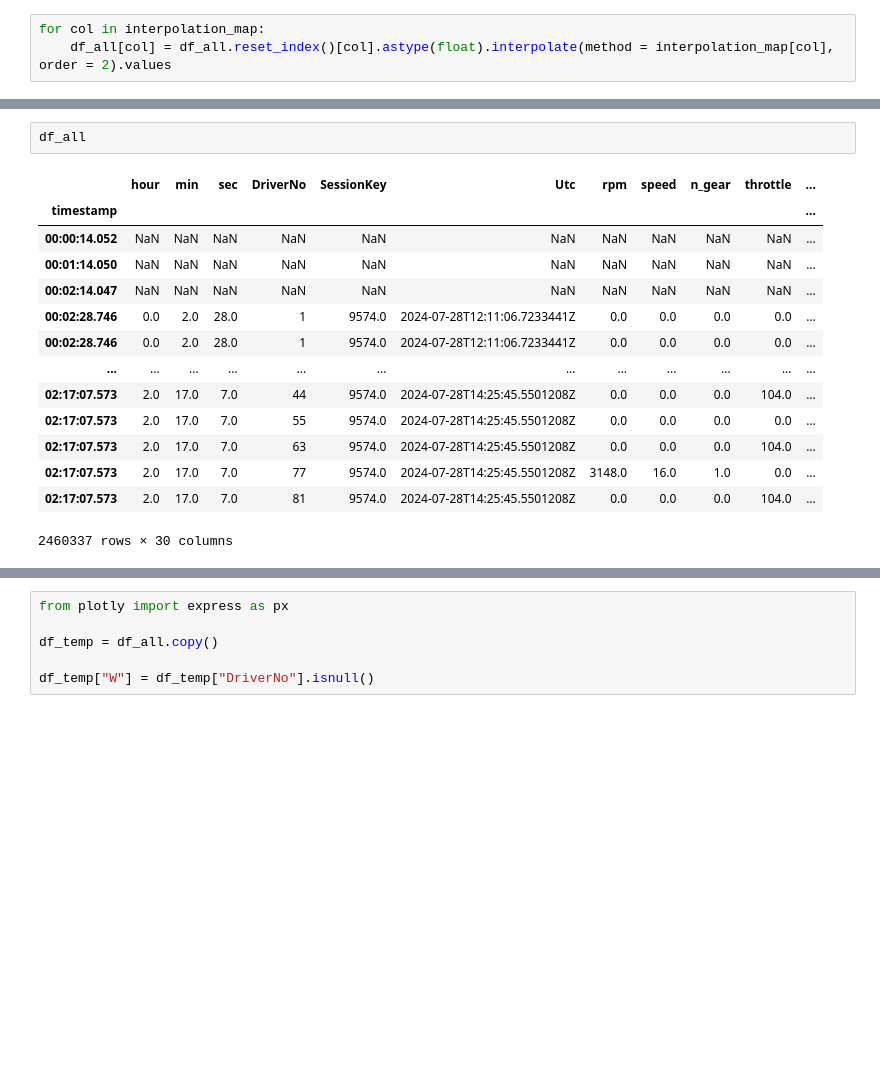
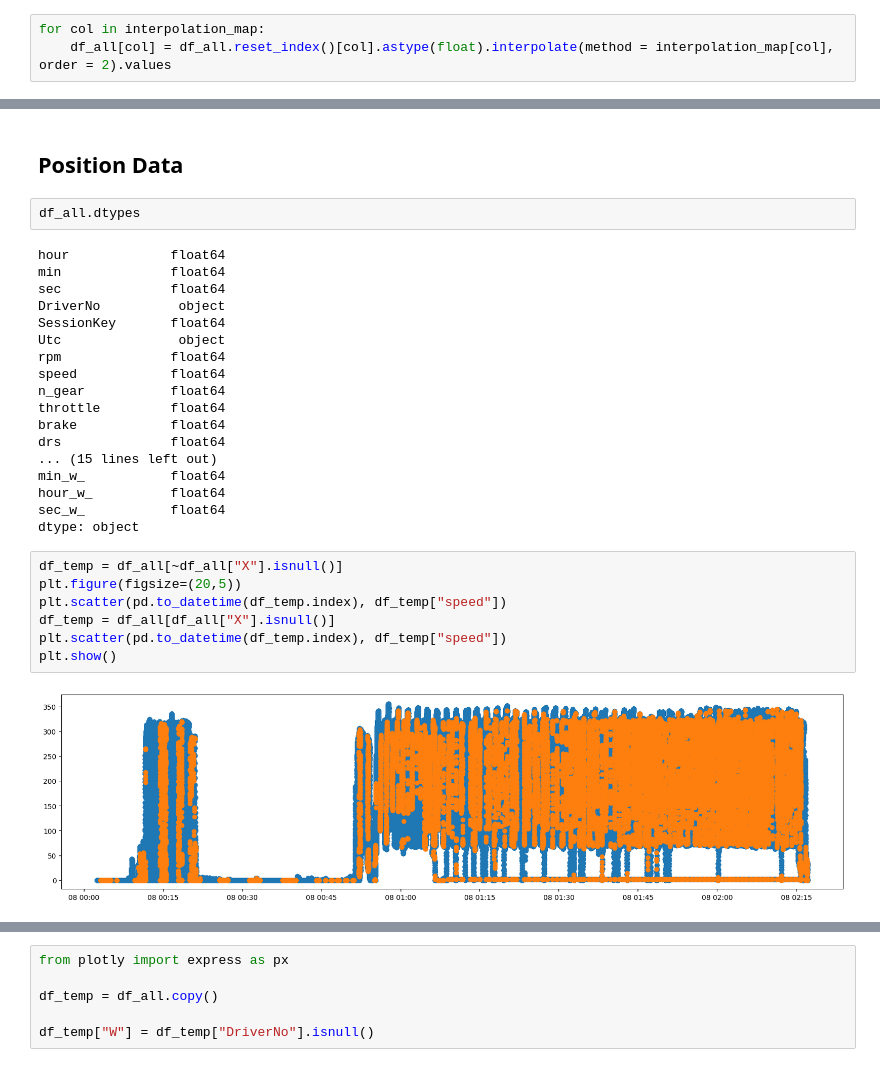
Before and after one commit to GoktugOcal/LiveF1, a Jupyter notebook: test.ipynb, the cells around one changed output, grey strips where cells are left out. Cells and saved outputs as stored; diff of their text form; blank space fills up the shorter version.

Commit message:
position start

```diff
--- a/test.ipynb
+++ b/test.ipynb
@@ -183,17 +122,31 @@ for col in interpolation_map:
+# %% [markdown]
+## Position Data
 # %%
-df_all
+df_all.dtypes
 # %% [output]
-|  | hour | min | sec | DriverNo | SessionKey | Utc | rpm | speed | n_gear | throttle | ... |
-| timestamp |  |  |  |  |  |  |  |  |  |  | ... |
-| 00:00:14.052 | NaN | NaN | NaN | NaN | NaN | NaN | NaN | NaN | NaN | NaN | ... |
-| 00:01:14.050 | NaN | NaN | NaN | NaN | NaN | NaN | NaN | NaN | NaN | NaN | ... |
-| 00:02:14.047 | NaN | NaN | NaN | NaN | NaN | NaN | NaN | NaN | NaN | NaN | ... |
-| 00:02:28.746 | 0.0 | 2.0 | 28.0 | 1 | 9574.0 | 2024-07-28T12:11:06.7233441Z | 0.0 | 0.0 | 0.0 | 0.0 | ... |
-| 00:02:28.746 | 0.0 | 2.0 | 28.0 | 1 | 9574.0 | 2024-07-28T12:11:06.7233441Z | 0.0 | 0.0 | 0.0 | 0.0 | ... |
-| ... | ... | ... | ... | ... | ... | ... | ... | ... | ... | ... | ... |
-| 02:17:07.573 | 2.0 | 17.0 | 7.0 | 44 | 9574.0 | 2024-07-28T14:25:45.5501208Z | 0.0 | 0.0 | 0.0 | 104.0 | ... |
-| 02:17:07.573 | 2.0 | 17.0 | 7.0 | 55 | 9574.0 | 2024-07-28T14:25:45.5501208Z | 0.0 | 0.0 | 0.0 | 0.0 | ... |
-| 02:17:07.573 | 2.0 | 17.0 | 7.0 | 63 | 9574.0 | 2024-07-28T14:25:45.5501208Z | 0.0 | 0.0 | 0.0 | 104.0 | ... |
-| 02:17:07.573 | 2.0 | 17.0 | 7.0 | 77 | 9574.0 | 2024-07-28T14:25:45.5501208Z | 3148.0 | 16.0 | 1.0 | 0.0 | ... |
-| 02:17:07.573 | 2.0 | 17.0 | 7.0 | 81 | 9574.0 | 2024-07-28T14:25:45.5501208Z | 0.0 | 0.0 | 0.0 | 104.0 | ... |
-2460337 rows × 30 columns
+hour             float64
+min              float64
+sec              float64
+DriverNo          object
+SessionKey       float64
+Utc               object
+rpm              float64
+speed            float64
+n_gear           float64
+throttle         float64
+brake            float64
+drs              float64
+... (15 lines left out)
+min_w_           float64
+hour_w_          float64
+sec_w_           float64
+dtype: object
+# %%
+df_temp = df_all[~df_all["X"].isnull()]
+plt.figure(figsize=(20,5))
+plt.scatter(pd.to_datetime(df_temp.index), df_temp["speed"])
+df_temp = df_all[df_all["X"].isnull()]
+plt.scatter(pd.to_datetime(df_temp.index), df_temp["speed"])
+plt.show()
+# %% [output]
+[figure, added]
```
Also changed, not shown: parts of 16 cells of this notebook.
